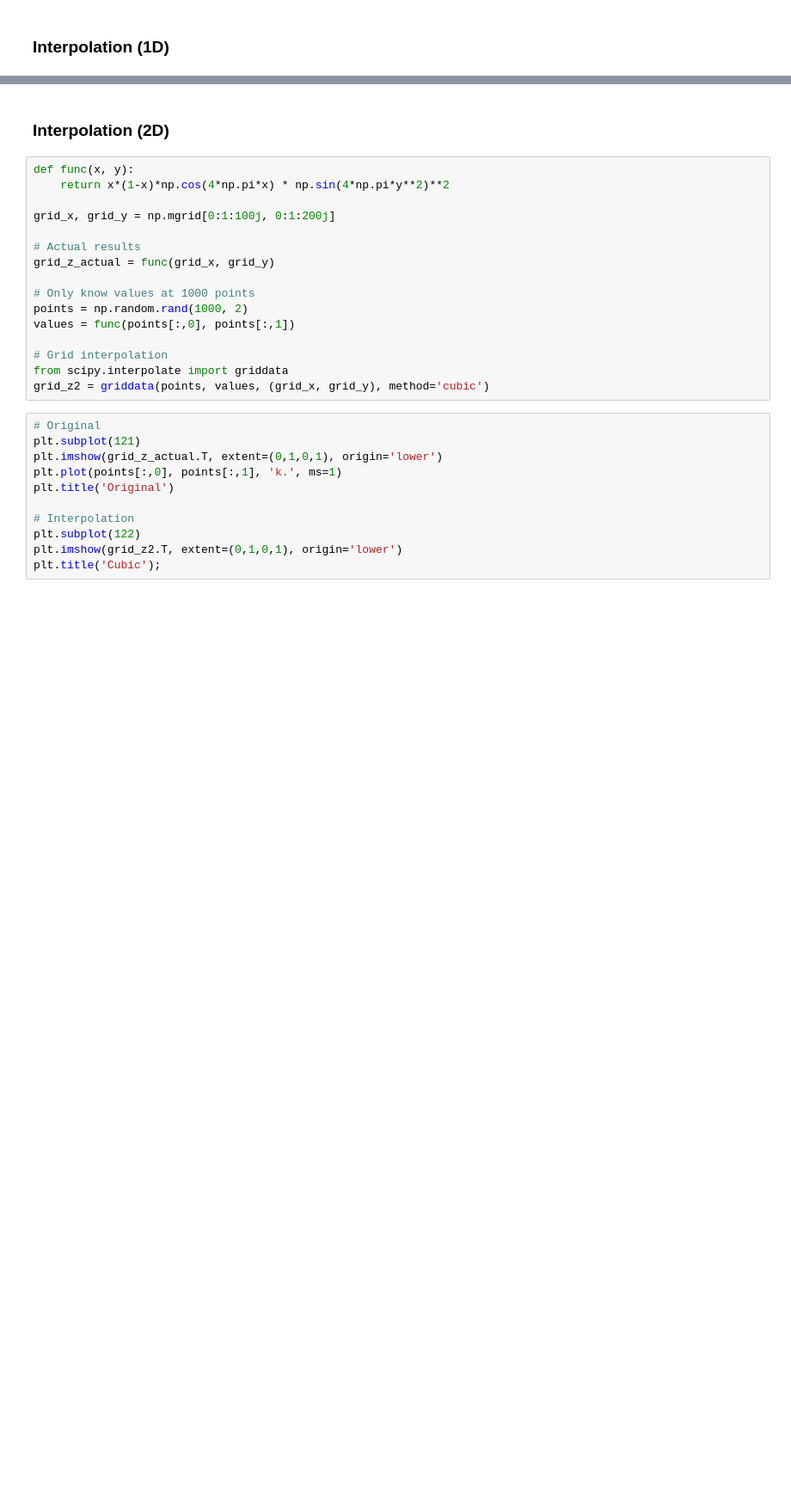
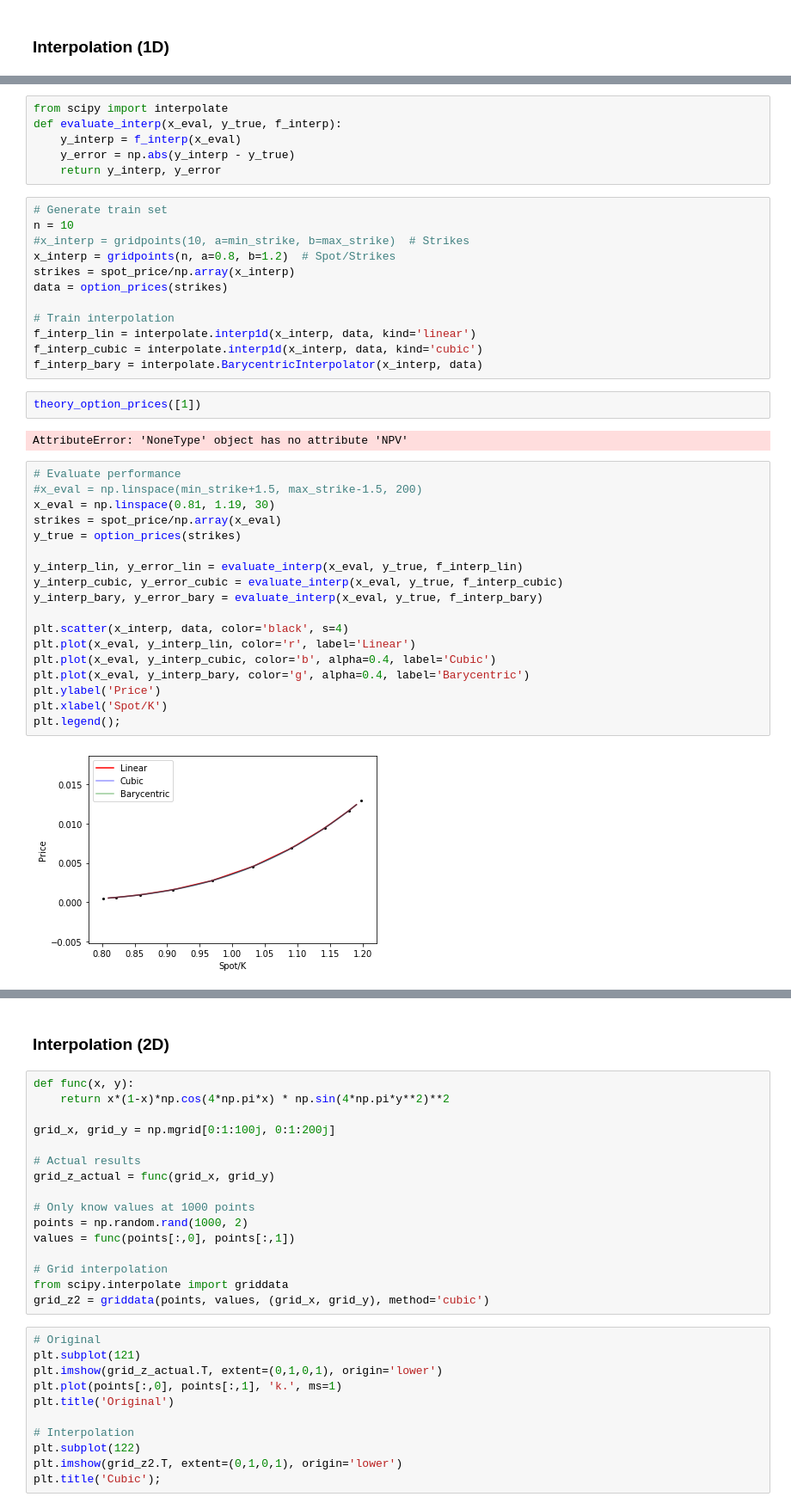
Before and after one commit to catana-research/JupyterNotebooks, a Jupyter notebook: HighPerformanceComputing/Interpolation.ipynb, the cells around one changed output, grey strips where cells are left out. Shown: that part at 86% size. Drawn from its saved outputs; the diff is of its cells as text; blank space fills up the shorter version.

```diff
--- a/HighPerformanceComputing/Interpolation.ipynb
+++ b/HighPerformanceComputing/Interpolation.ipynb
@@ -163,0 +179,42 @@ plt.legend()
+# %%
+from scipy import interpolate
+def evaluate_interp(x_eval, y_true, f_interp):
+    y_interp = f_interp(x_eval)
+    y_error = np.abs(y_interp - y_true)
+    return y_interp, y_error
+# %%
+# Generate train set
+n = 10
+#x_interp = gridpoints(10, a=min_strike, b=max_strike)  # Strikes
+x_interp = gridpoints(n, a=0.8, b=1.2)  # Spot/Strikes
+strikes = spot_price/np.array(x_interp)
+data = option_prices(strikes)
+
+# Train interpolation
+f_interp_lin = interpolate.interp1d(x_interp, data, kind='linear')
+f_interp_cubic = interpolate.interp1d(x_interp, data, kind='cubic')
+f_interp_bary = interpolate.BarycentricInterpolator(x_interp, data)
+# %%
+theory_option_prices([1])
+# %% [output]
+AttributeError: 'NoneType' object has no attribute 'NPV'
+# %%
+# Evaluate performance
+#x_eval = np.linspace(min_strike+1.5, max_strike-1.5, 200)
+x_eval = np.linspace(0.81, 1.19, 30)
+strikes = spot_price/np.array(x_eval)
+y_true = option_prices(strikes)
+
+y_interp_lin, y_error_lin = evaluate_interp(x_eval, y_true, f_interp_lin)
+y_interp_cubic, y_error_cubic = evaluate_interp(x_eval, y_true, f_interp_cubic)
+y_interp_bary, y_error_bary = evaluate_interp(x_eval, y_true, f_interp_bary)
+
+plt.scatter(x_interp, data, color='black', s=4)
+plt.plot(x_eval, y_interp_lin, color='r', label='Linear')
+plt.plot(x_eval, y_interp_cubic, color='b', alpha=0.4, label='Cubic')
+plt.plot(x_eval, y_interp_bary, color='g', alpha=0.4, label='Barycentric')
+plt.ylabel('Price')
+plt.xlabel('Spot/K')
+plt.legend();
+# %% [output]
+[figure, added]
```
Also changed, not shown: parts of 26 cells of this notebook, 3 other files.
